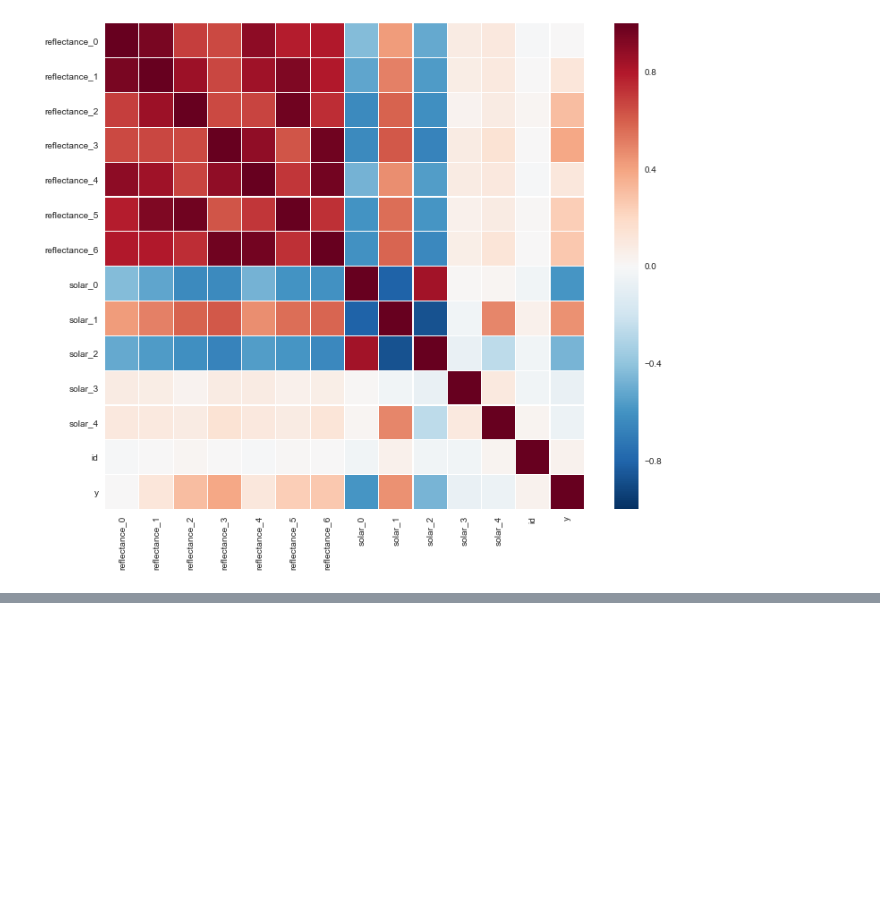
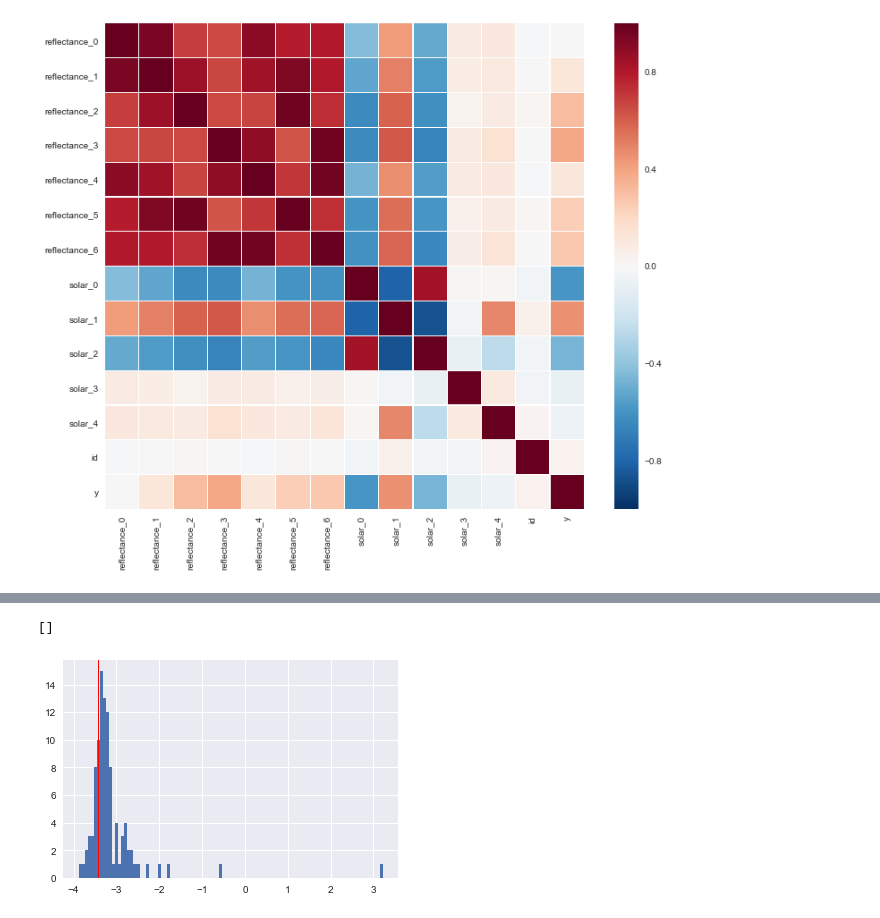
Before and after one commit to anthonyhu/aerosol-depth-prediction, a Jupyter notebook: Exploratory data analysis.ipynb, the cells around one changed output, grey strips where cells are left out. Cells and saved outputs as stored; diff of their text form; code cells hidden in the pictures; blank space fills up the shorter version.

Commit message:
Added histograms accuracy

```diff
--- a/Exploratory data analysis.ipynb
+++ b/Exploratory data analysis.ipynb
@@ -77,3 +85,26 @@ sns.heatmap(cor_matrix, linewidths=0.2, ax=ax)
 # %% [output]
 <matplotlib.axes._subplots.AxesSubplot at 0x...>
 [figure]
+# %%
+# Import data
+def load_data():
+    full_data = pd.read_csv("X.csv")
+    train_y = pd.read_csv("ytr.csv")
+    # Rename columns to something more interpretable
+    columns = (["reflectance_" + str(i) for i in range(7)]
+               + ["solar_" + str(i) for i in range(5)] + ["id"])
+    full_data.columns = columns
+    # Add y to the data frame
+    split = 98000
+    y_id_dict = train_y.set_index("Id")["y"].to_dict()
+    full_data.loc[:(split-1), "y"] = full_data.loc[:(split-1), "id"].replace(y_id_dict)
+
+    train, test = full_data[:split], full_data[split:]
+    return (train, test)
+
+#columns = (["id"] + ["reflectance_" + str(i) for i in range(7)]
+#           + ["solar_" + str(i) for i in range(5)] + ["y"])
+#full_data = pd.read_csv("MODIS.csv", header=None, names=columns)
+#split = 98000
+#train, test = full_data[:split].copy(), full_data[split:].copy()
+train, test = load_data()
@@ -79,0 +206,7 @@ sns.heatmap(cor_matrix, linewidths=0.2, ax=ax)
+# %%
+plt.hist(y_hat_list[0], bins=100)
+plt.axvline(x=train["y"].unique()[plotting_id - 1], linewidth=1, color="red")
+plt.plot()
+# %% [output]
+[]
+[figure, added]
```
Also changed, not shown: parts of 11 cells of this notebook.
